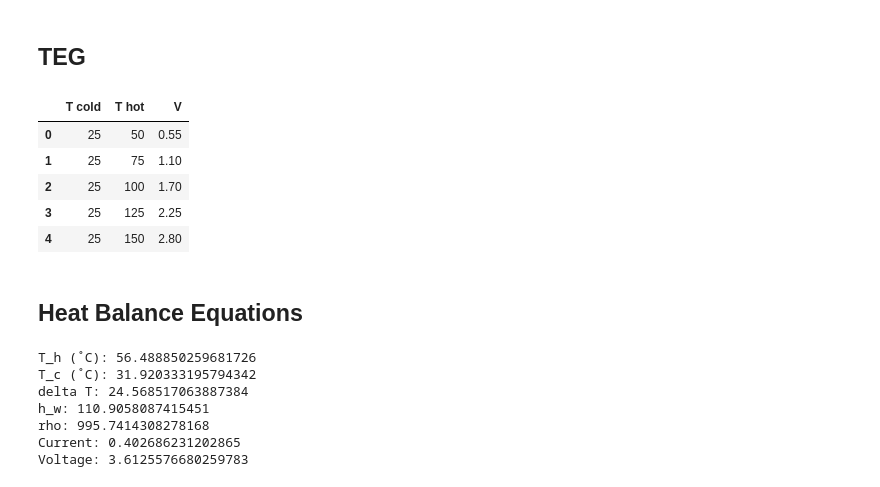
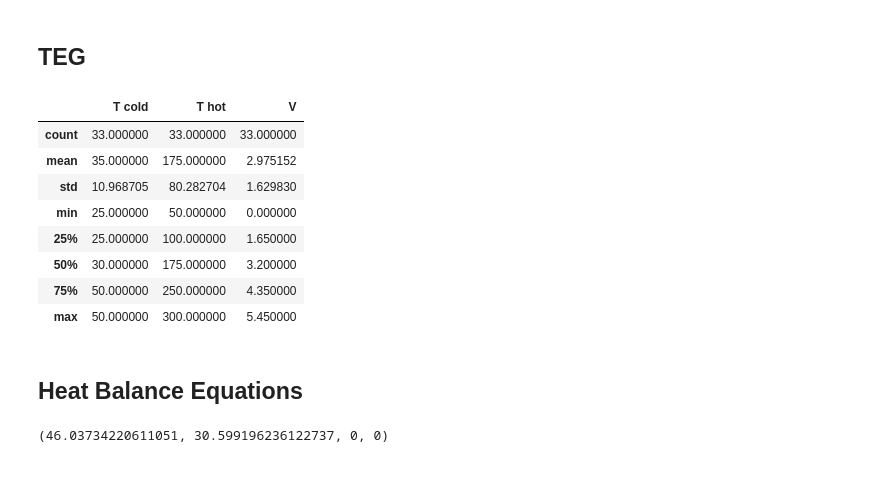
Before and after one commit to Willmac16/DFTS-Team-Seven, a Jupyter notebook: Project2.ipynb, the cells around one changed output. Cells and saved outputs as stored; diff of their text form; code cells hidden in the pictures.

```diff
--- a/Project2.ipynb
+++ b/Project2.ipynb
@@ -199,15 +207,18 @@ def topForcedConvectionCoefficient(u,Lplate):
 # %%
 amps = pd.read_csv('Project2Data/Voltage and Current - Amps Verbose.csv')
 volts = pd.read_csv('Project2Data/Voltage and Current - Volts Verbose.csv')
 
-volts.head()
+volts.describe()
 # %% [output]
 |  | T cold | T hot | V |
-| 0 | 25 | 50 | 0.55 |
-| 1 | 25 | 75 | 1.10 |
-| 2 | 25 | 100 | 1.70 |
-| 3 | 25 | 125 | 2.25 |
-| 4 | 25 | 150 | 2.80 |
+| count | 33.000000 | 33.000000 | 33.000000 |
+| mean | 35.000000 | 175.000000 | 2.975152 |
+| std | 10.968705 | 80.282704 | 1.629830 |
+| min | 25.000000 | 50.000000 | 0.000000 |
+| 25% | 25.000000 | 100.000000 | 1.650000 |
+| 50% | 30.000000 | 175.000000 | 3.200000 |
+| 75% | 50.000000 | 250.000000 | 4.350000 |
+| max | 50.000000 | 300.000000 | 5.450000 |
 # %%
 amps_interp = RegularGridInterpolator((amps['T cold'].unique(), amps['T hot'].unique()),
                                       amps['I'].to_numpy().reshape(
@@ -303,24 +317,26 @@ def hourly_solve(irradiation, ambient_temp, wind_speed):
     if (sol.success):
       hot_temp = sol.x[0] - zero_celsius
       cold_temp = sol.x[1] - zero_celsius
-      print("T_h (˚C):", hot_temp)
-      print("T_c (˚C):", cold_temp)
-      print("delta T:", sol.x[0] - sol.x[1])
-      print("h_w:", sol.x[2])
-      print("rho:", sol.x[3])
+      # print("T_h (˚C):", hot_temp)
+      # print("T_c (˚C):", cold_temp)
+      # print("delta T:", sol.x[0] - sol.x[1])
+      # print("h_w:", sol.x[2])
+      # print("rho:", sol.x[3])
+      current = 0
+      emf = 0
 
-      current = amps_interp((cold_temp, hot_temp)) * teg_parallel
-      emf = volts_interp((cold_temp, hot_temp)) * teg_series
+      if hot_temp > amps['T hot'].min() and hot_temp < amps['T hot'].max() and cold_temp > amps['T cold'].min() and cold_temp < amps['T cold'].max():
+        try:
+          current = amps_interp((cold_temp, hot_temp)) * teg_parallel
+          emf = volts_interp((cold_temp, hot_temp)) * teg_series
 
-      print("Current:", current)
-      print("Voltage:", emf)
+          # print("Current:", current)
+          # print("Voltage:", emf)
+        except ValueError:
+          print("Temperature out of range for interpolation @ {} C, {} C".format(cold_temp, hot_temp))
+      return hot_temp, cold_temp, current, emf
+
 
 hourly_solve(min_irradiation, min_avg_temp, average_wind_speed)
 # %% [output]
-T_h (˚C): 56.488850259681726
-T_c (˚C): 31.920333195794342
-delta T: 24.568517063887384
-h_w: 110.9058087415451
-rho: 995.7414308278168
-Current: 0.402686231202865
-Voltage: 3.6125576680259783
+(46.03734220611051, 30.599196236122737, 0, 0)
```
Also changed, not shown: parts of 10 cells of this notebook.
